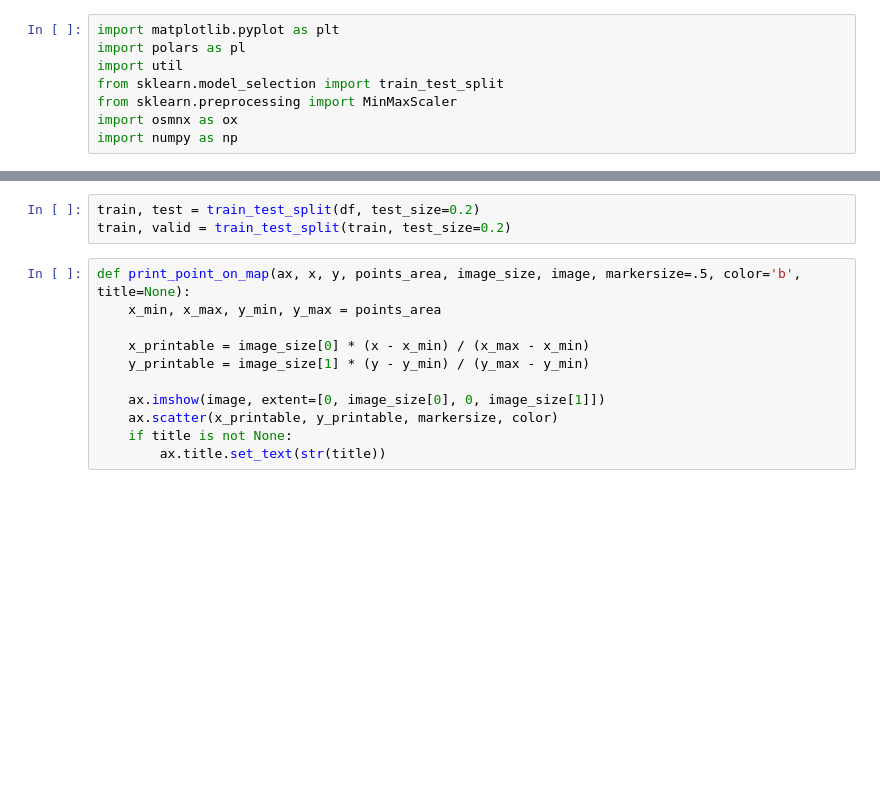
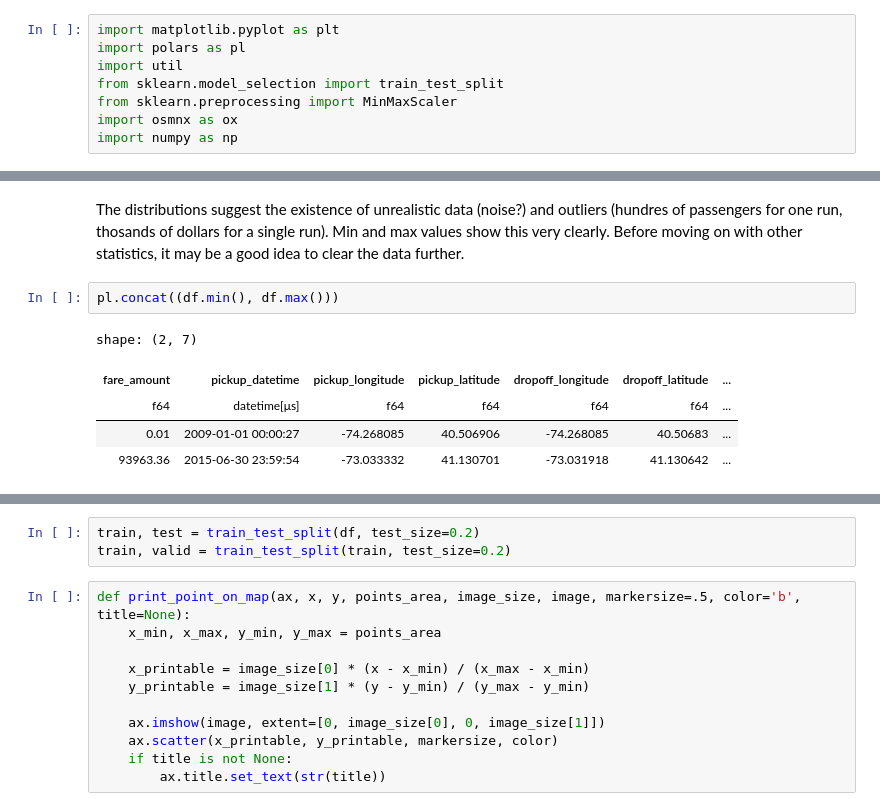
Before and after one commit to FaediMichele/TaxiFarePrediction, a Jupyter notebook: analysis.ipynb, the cells around one changed output, grey strips where cells are left out. Drawn from its saved outputs; the diff is of its cells as text; blank space fills up the shorter version.

```diff
--- a/analysis.ipynb
+++ b/analysis.ipynb
@@ -10,0 +36,10 @@ df = util.load_data().fetch(500_000)
+# %% [markdown]
+The distributions suggest the existence of unrealistic data (noise?) and outliers (hundres of passengers for one run, thosands of dollars for a single run). Min and max values show this very clearly. Before moving on with other statistics, it may be a good idea to clear the data further.
+# %%
+pl.concat((df.min(), df.max()))
+# %% [output]
+shape: (2, 7)
+| fare_amount | pickup_datetime | pickup_longitude | pickup_latitude | dropoff_longitude | dropoff_latitude | ... |
+| f64 | datetime[μs] | f64 | f64 | f64 | f64 | ... |
+| 0.01 | 2009-01-01 00:00:27 | -74.268085 | 40.506906 | -74.268085 | 40.50683 | ... |
+| 93963.36 | 2015-06-30 23:59:54 | -73.033332 | 41.130701 | -73.031918 | 41.130642 | ... |
```
Also changed, not shown: parts of 12 cells of this notebook.
